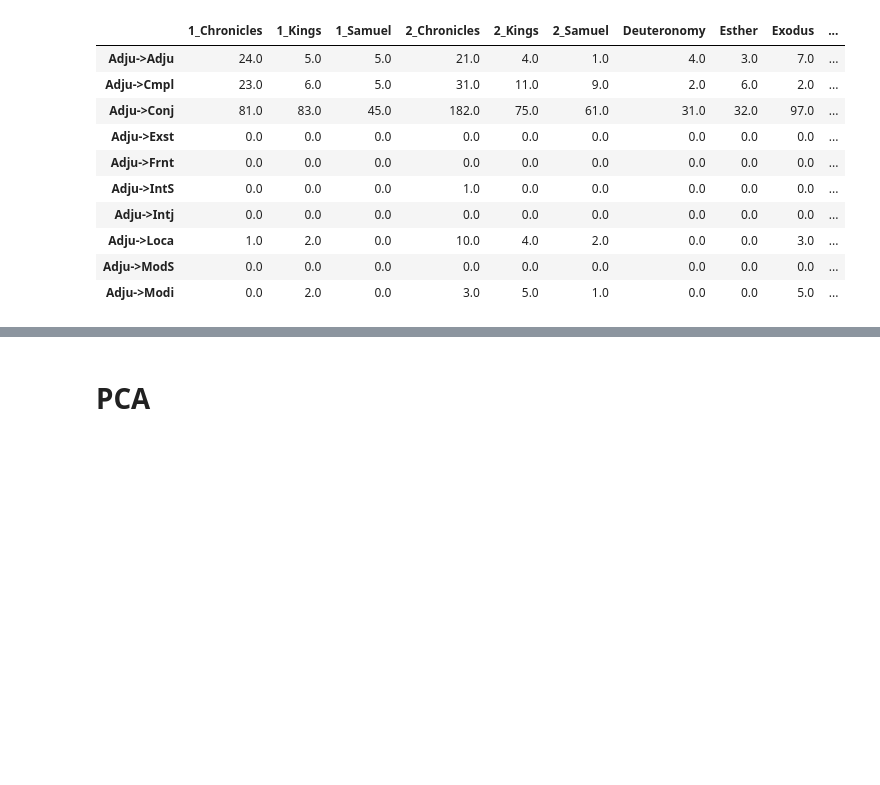
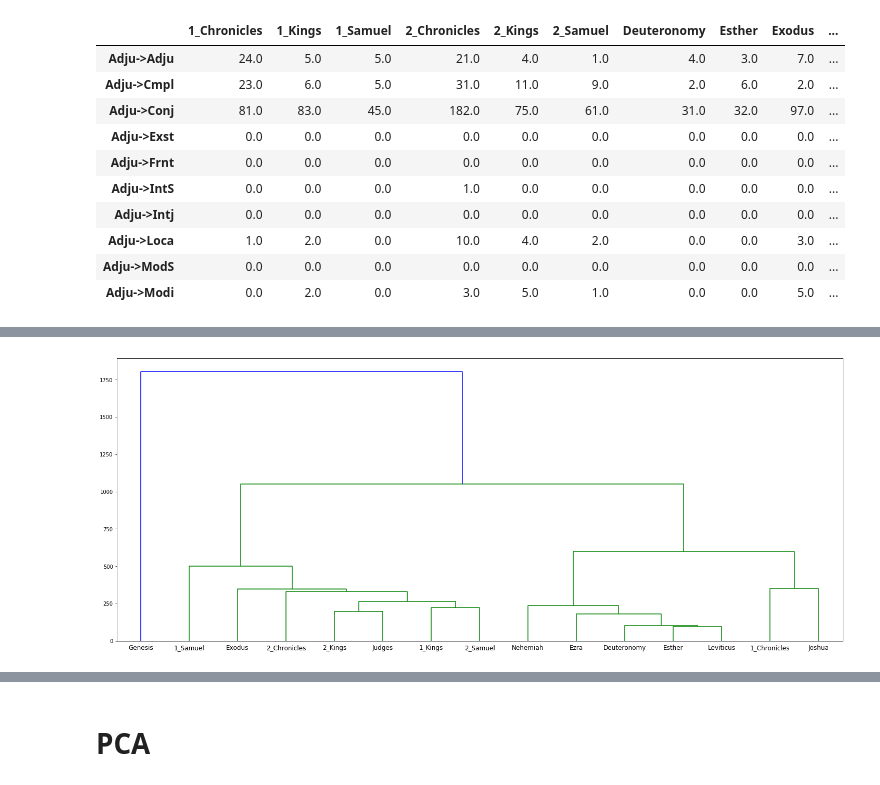
Before and after one commit to ETCBC/Probabilistic_Language_Change, a Jupyter notebook: etienne_NB/Testing Etienne.ipynb, the cells around one changed output, grey strips where cells are left out. Drawn from its saved outputs; the diff is of its cells as text; code cells hidden in the pictures; blank space fills up the shorter version.

```diff
--- a/etienne_NB/Testing Etienne.ipynb
+++ b/etienne_NB/Testing Etienne.ipynb
@@ -39,0 +52,6 @@ stack_Data = stackTransitions(data, features, "N")
+# %%
+distancemetric = matrixDistances(data["phrase_functions"]["N"].T.values, "euclidean")
+Z = linkageFunction(distancemetric, "average")
+dendogramPlot(Z, data["phrase_functions"]["N"].keys())
+# %% [output]
+[figure, added]
```
Also changed, not shown: parts of 26 cells of this notebook.
